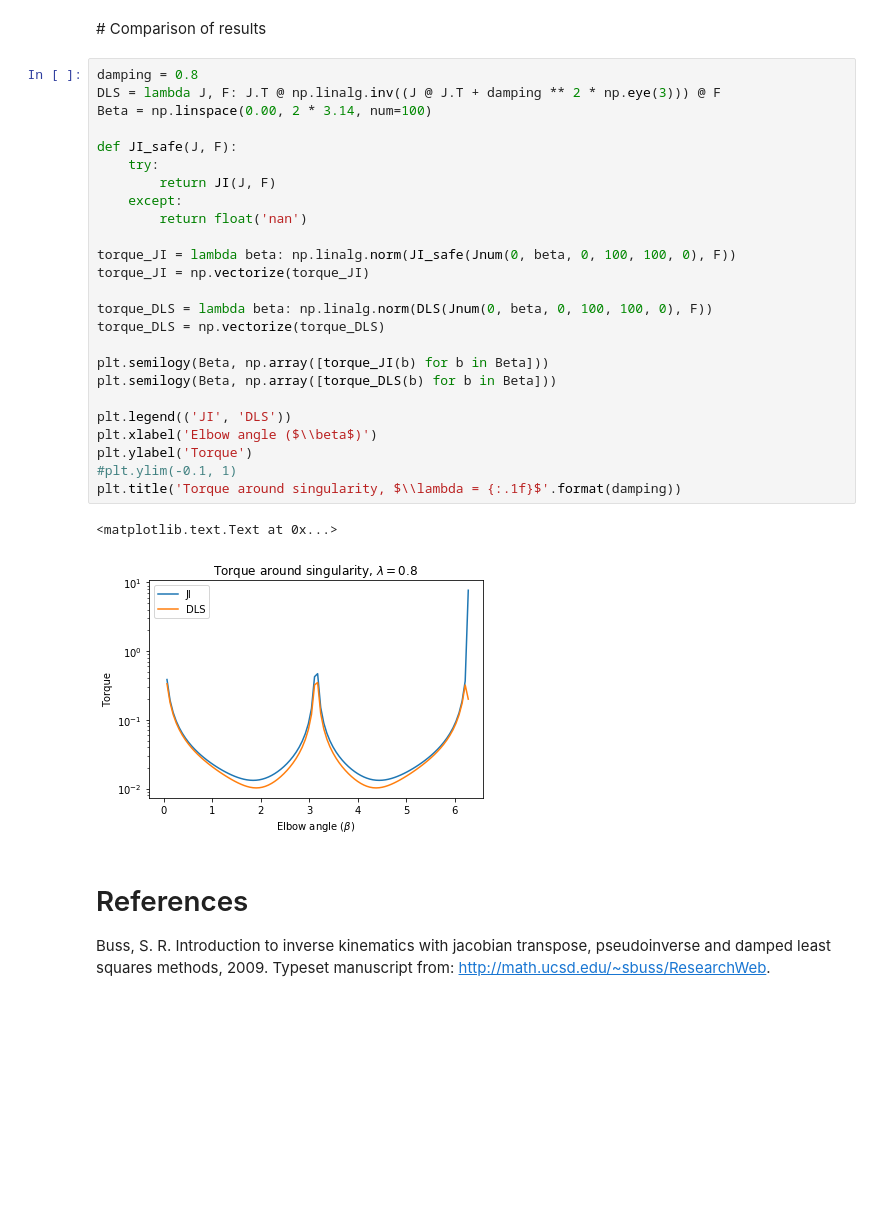
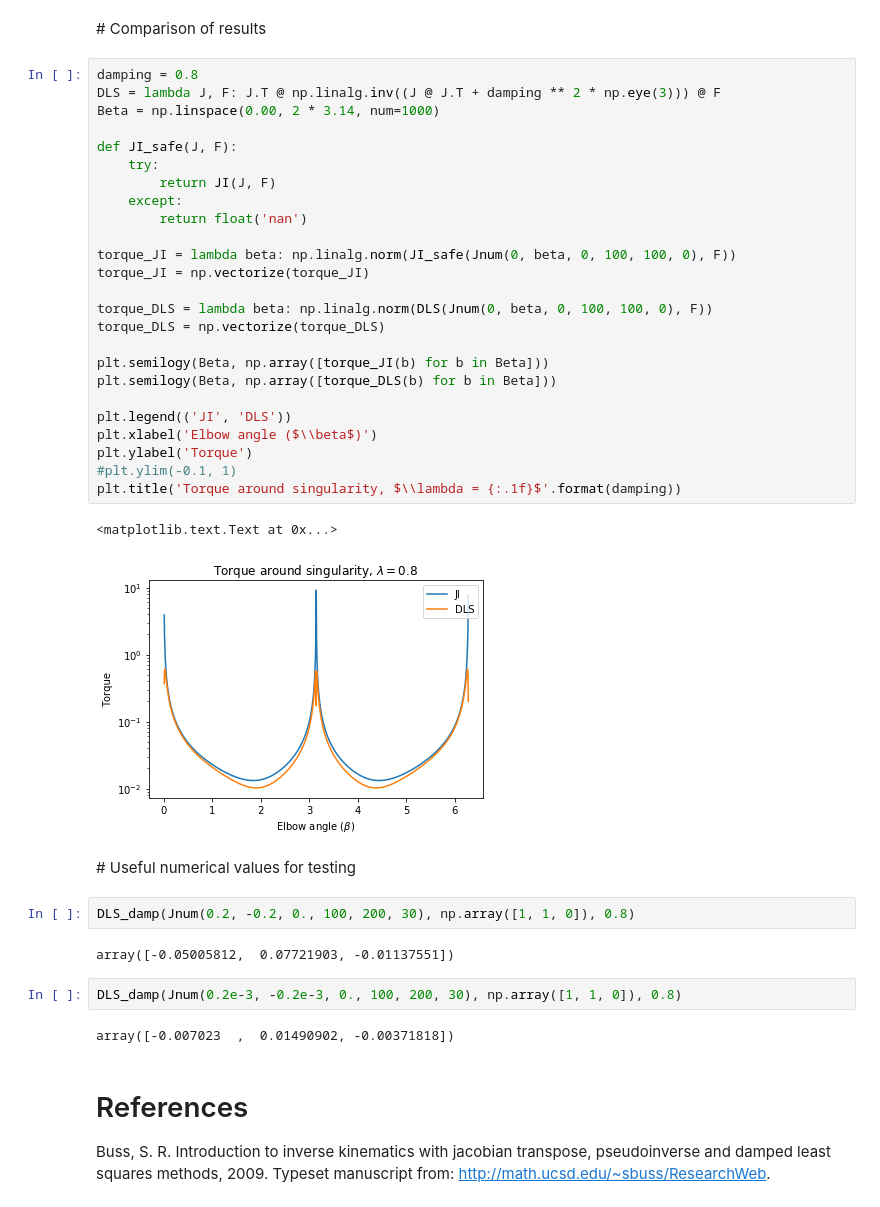
Before and after one commit to cvra/robot-software, a Jupyter notebook: doc/Debra Kinematics.ipynb, the cells around one changed output. Cells and saved outputs as stored; diff of their text form; blank space fills up the shorter version.

```diff
--- a/doc/Debra Kinematics.ipynb
+++ b/doc/Debra Kinematics.ipynb
@@ -80,31 +80,41 @@ plt.title('Torque error for DLS')
 # %%
 damping = 0.8
 DLS = lambda J, F: J.T @ np.linalg.inv((J @ J.T + damping ** 2 * np.eye(3))) @ F
-Beta = np.linspace(0.00, 2 * 3.14, num=100)
+Beta = np.linspace(0.00, 2 * 3.14, num=1000)
 
 def JI_safe(J, F):
     try:
         return JI(J, F)
     except:
         return float('nan')
 
 torque_JI = lambda beta: np.linalg.norm(JI_safe(Jnum(0, beta, 0, 100, 100, 0), F))
 torque_JI = np.vectorize(torque_JI)
 
 torque_DLS = lambda beta: np.linalg.norm(DLS(Jnum(0, beta, 0, 100, 100, 0), F))
 torque_DLS = np.vectorize(torque_DLS)
 
 plt.semilogy(Beta, np.array([torque_JI(b) for b in Beta]))
 plt.semilogy(Beta, np.array([torque_DLS(b) for b in Beta]))
 
 plt.legend(('JI', 'DLS'))
 plt.xlabel('Elbow angle ($\\beta$)')
 plt.ylabel('Torque')
 #plt.ylim(-0.1, 1)
 plt.title('Torque around singularity, $\\lambda = {:.1f}$'.format(damping))
 # %% [output]
 <matplotlib.text.Text at 0x...>
-[figure, old version]
+[figure, new version]
+# %% [markdown]
+# Useful numerical values for testing
+# %%
+DLS_damp(Jnum(0.2, -0.2, 0., 100, 200, 30), np.array([1, 1, 0]), 0.8)
+# %% [output]
+array([-0.05005812,  0.07721903, -0.01137551])
+# %%
+DLS_damp(Jnum(0.2e-3, -0.2e-3, 0., 100, 200, 30), np.array([1, 1, 0]), 0.8)
+# %% [output]
+array([-0.007023  ,  0.01490902, -0.00371818])
 # %% [markdown]
 # References
 Buss, S. R. Introduction to inverse kinematics with jacobian transpose, pseudoinverse and damped least squares methods, 2009. Typeset manuscript from: http://math.ucsd.edu/~sbuss/ResearchWeb.
```
Also changed, not shown: 2 other files.
